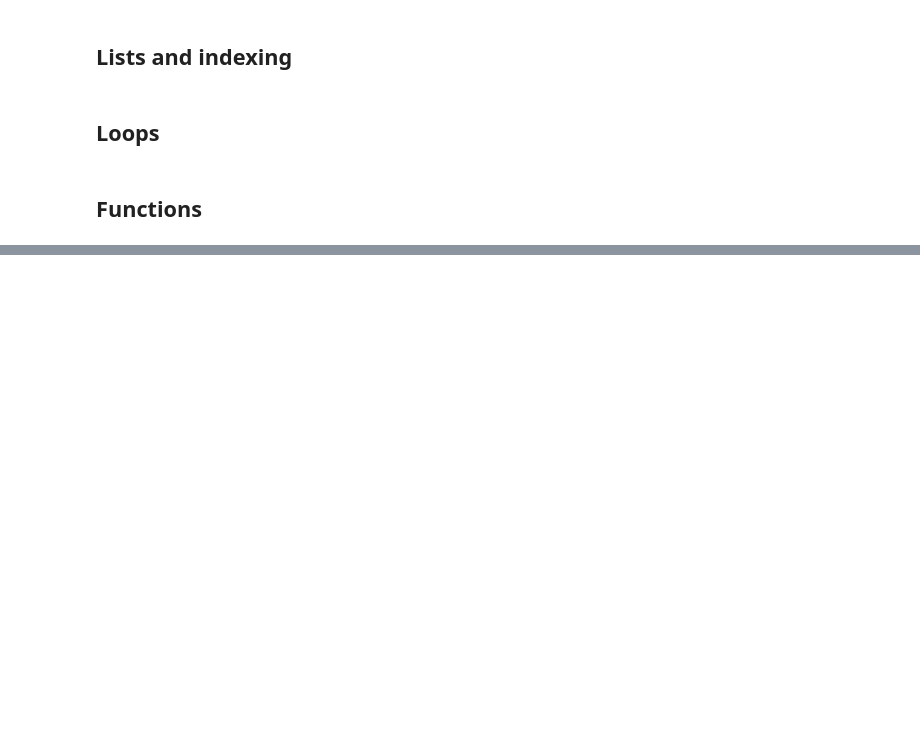
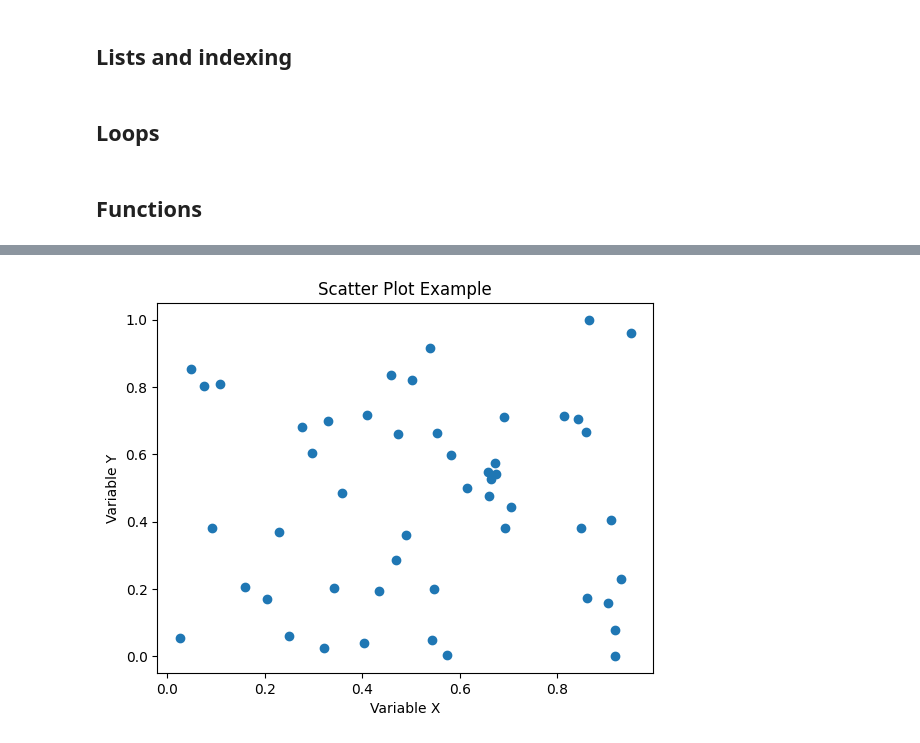
Before and after one commit to williams-bhs/williams-bhs.github.io, a Jupyter notebook: notebooks/Python_Notebook_Introduction.ipynb, the cells around one changed output, grey strips where cells are left out. Cells and saved outputs as stored; diff of their text form; code cells hidden in the pictures; blank space fills up the shorter version.

```diff
--- a/notebooks/Python_Notebook_Introduction.ipynb
+++ b/notebooks/Python_Notebook_Introduction.ipynb
@@ -84,0 +128,14 @@ This is a string.Single quotes work also.
+# %%
+import matplotlib.pyplot as plt
+import numpy as np
+
+x = np.random.rand(50)
+y = np.random.rand(50)
+
+plt.scatter(x, y)
+plt.xlabel('Variable X')
+plt.ylabel('Variable Y')
+plt.title('Scatter Plot Example')
+plt.show()
+# %% [output]
+[figure, added]
```
Also changed, not shown: parts of 6 cells of this notebook.
